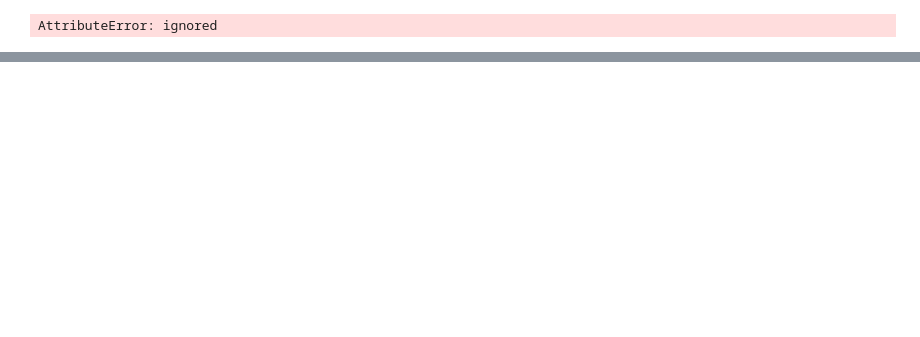
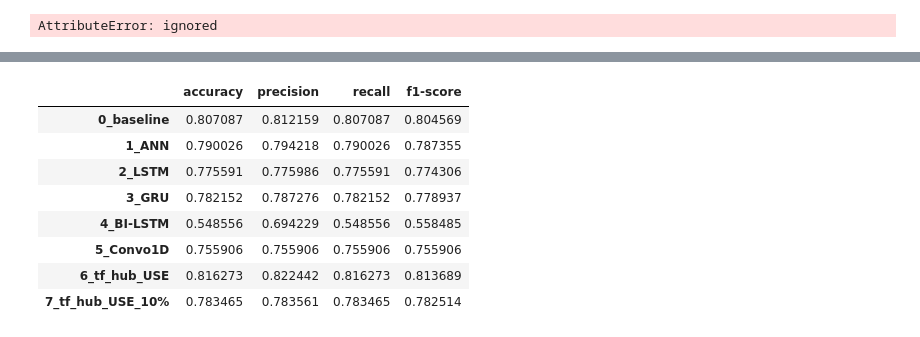
Before and after one commit to MananShukla7/TensorFlow-NLP, a Jupyter notebook: 01_intro_tf_nlp.ipynb, the cells around one changed output, grey strips where cells are left out. Cells and saved outputs as stored; diff of their text form; code cells hidden in the pictures; blank space fills up the shorter version.

```diff
--- a/01_intro_tf_nlp.ipynb
+++ b/01_intro_tf_nlp.ipynb
@@ -1915,0 +1937,12 @@ NameError: ignored
+# %%
+all_model_results
+# %% [output]
+|  | accuracy | precision | recall | f1-score |
+| 0_baseline | 0.807087 | 0.812159 | 0.807087 | 0.804569 |
+| 1_ANN | 0.790026 | 0.794218 | 0.790026 | 0.787355 |
+| 2_LSTM | 0.775591 | 0.775986 | 0.775591 | 0.774306 |
+| 3_GRU | 0.782152 | 0.787276 | 0.782152 | 0.778937 |
+| 4_BI-LSTM | 0.548556 | 0.694229 | 0.548556 | 0.558485 |
+| 5_Convo1D | 0.755906 | 0.755906 | 0.755906 | 0.755906 |
+| 6_tf_hub_USE | 0.816273 | 0.822442 | 0.816273 | 0.813689 |
+| 7_tf_hub_USE_10% | 0.783465 | 0.783561 | 0.783465 | 0.782514 |
```
Also changed, not shown: parts of 68 cells of this notebook.
